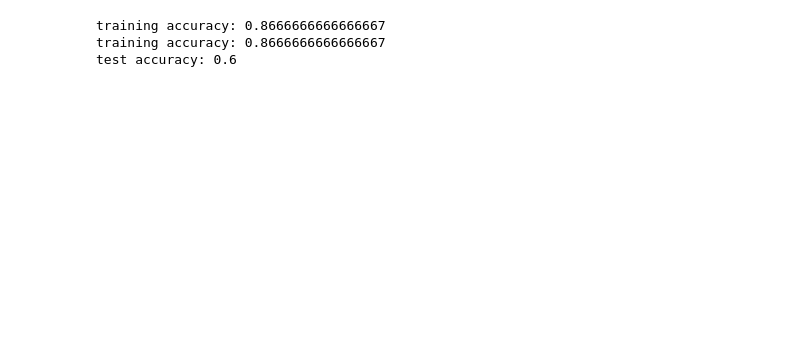
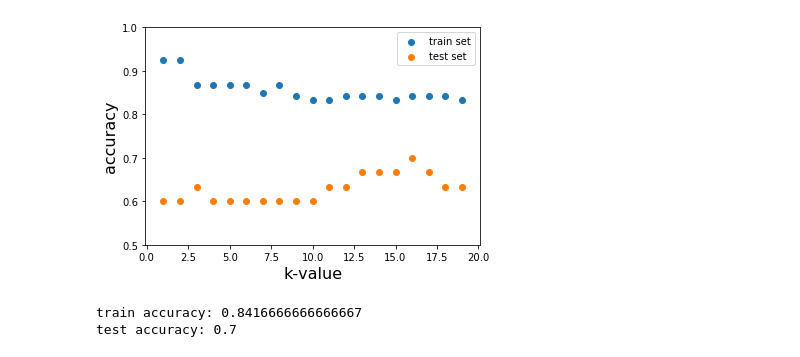
Before and after one commit to amourav/kNN_from_scratch, a Jupyter notebook: knn demo.ipynb, the cells around one changed output. Drawn from its saved outputs; the diff is of its cells as text; code cells hidden in the pictures; blank space fills up the shorter version.

```diff
--- a/knn demo.ipynb
+++ b/knn demo.ipynb
@@ -70,13 +88,39 @@ plt.show()
+# %%
+# Tune k
+k_list, trn_accs_list, test_accs = [], [], []
+for k in range(1, 20):
+    knn = kNearestNeighbor(k=k)
+    knn.fit(X_trn, y_trn, v=False)
+    y_trn_pred = knn.predict(X_trn)
+    trn_acc = accuracy(y_trn_pred, y_trn)
+    y_test_pred = knn.predict(X_test)
+    test_acc = accuracy(y_test_pred, y_test)
+    k_list.append(k)
+    trn_accs_list.append(trn_acc)
+    test_accs.append(test_acc)
+# %%
+#f = plt.figure(figsize=(6, 6))
+plt.scatter(k_list, trn_accs_list, label='train set')
+plt.scatter(k_list, test_accs, label='test set')
+plt.xlabel('k-value', fontsize=16)
+plt.ylabel('accuracy', fontsize=16)
+plt.ylim([0.5, 1])
+plt.legend()
+plt.show()
+# %% [output]
+[figure, added]
 # %%
-k = 8
+
+k = 16
 knn = kNearestNeighbor(k=k)
-knn.fit(X_trn, y_trn)
+knn.fit(X_trn, y_trn, v=False)
 y_trn_pred = knn.predict(X_trn)
-print('training accuracy: {}'.format(accuracy(y_trn_pred, y_trn)))
+trn_acc = accuracy(y_trn_pred, y_trn)
 y_test_pred = knn.predict(X_test)
-print('test accuracy: {}'.format(accuracy(y_test_pred, y_test)))
+test_acc = accuracy(y_test_pred, y_test)
+print('train accuracy: {}'.format(trn_acc))
+print('test accuracy: {}'.format(test_acc))
 # %% [output]
-training accuracy: 0.8666666666666667
-training accuracy: 0.8666666666666667
-test accuracy: 0.6
+train accuracy: 0.8416666666666667
+test accuracy: 0.7
 # %%
```
Also changed, not shown: parts of 5 cells of this notebook, 6 other files.
